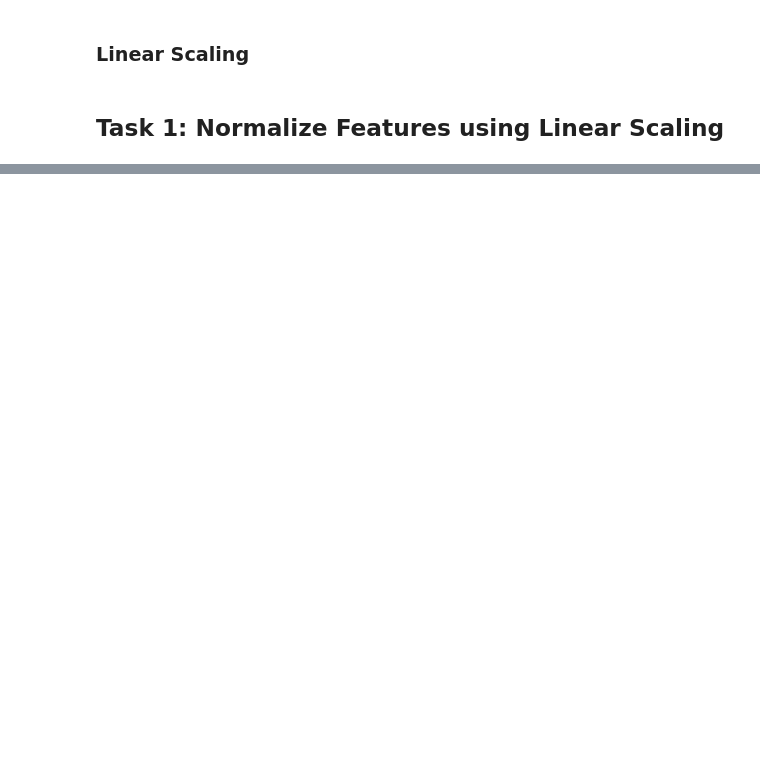
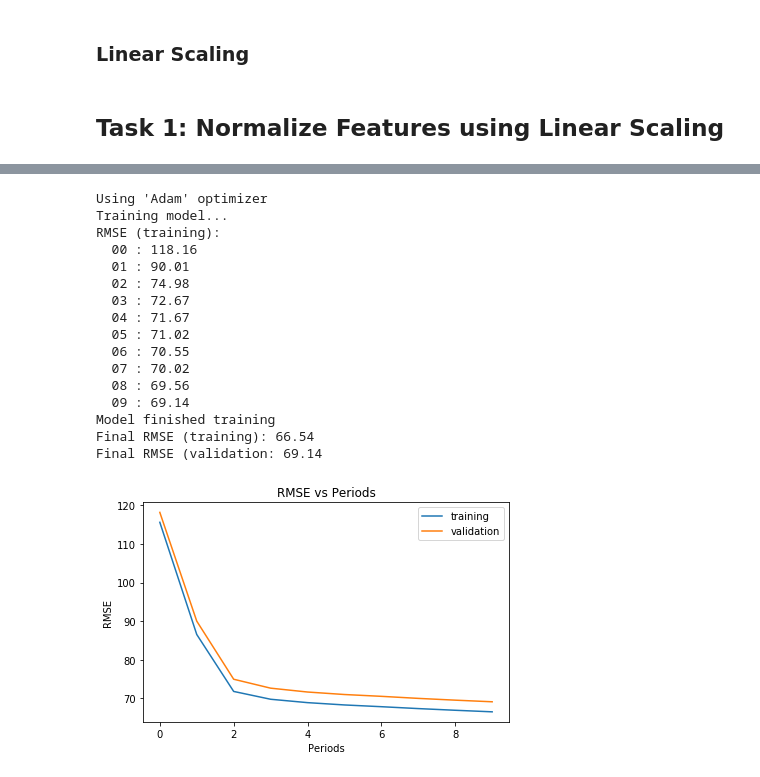
Before and after one commit to AustinSong/ml-crash-course, a Jupyter notebook: programming_exercises/Improving Neural Network Performance.ipynb, the cells around one changed output, grey strips where cells are left out. Cells and saved outputs as stored; diff of their text form; code cells hidden in the pictures; blank space fills up the shorter version.

```diff
--- a/programming_exercises/Improving Neural Network Performance.ipynb
+++ b/programming_exercises/Improving Neural Network Performance.ipynb
@@ -295,0 +328,30 @@ Final RMSE (validation: 70.24
+# %%
+# Adam
+print("Using 'Adam' optimizer")
+_, adam_training_losses, adam_validation_losses = train_nn_regression_model(
+    optimizer=tf.train.AdamOptimizer(learning_rate=0.005),
+    steps=2000,
+    batch_size=100,
+    hidden_units=[10,10],
+    training_examples=normalized_training_examples,
+    training_targets=training_targets,
+    validation_examples=normalized_validation_examples,
+    validation_targets=validation_targets)
+# %% [output]
+Using 'Adam' optimizer
+Training model...
+RMSE (training):
+  00 : 118.16
+  01 : 90.01
+  02 : 74.98
+  03 : 72.67
+  04 : 71.67
+  05 : 71.02
+  06 : 70.55
+  07 : 70.02
+  08 : 69.56
+  09 : 69.14
+Model finished training
+Final RMSE (training): 66.54
+Final RMSE (validation: 69.14
+[figure, added]
```
Also changed, not shown: parts of 7 cells of this notebook.
